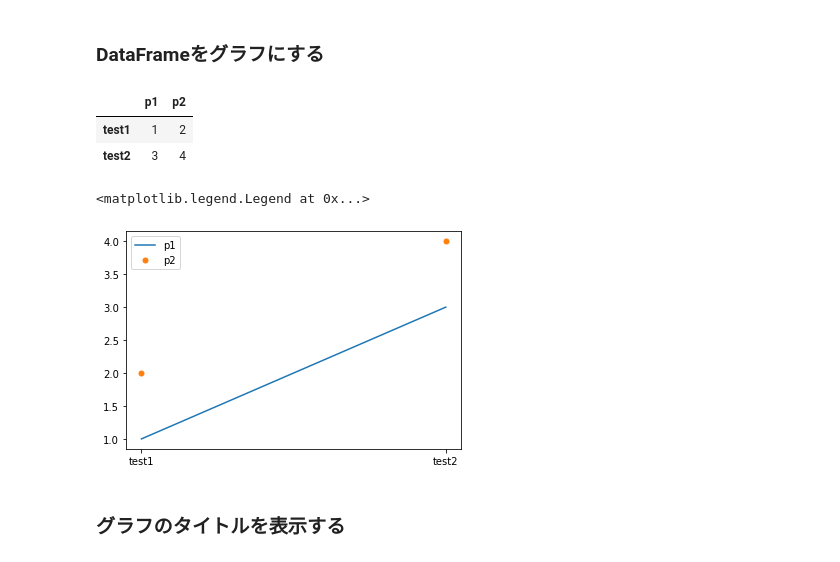
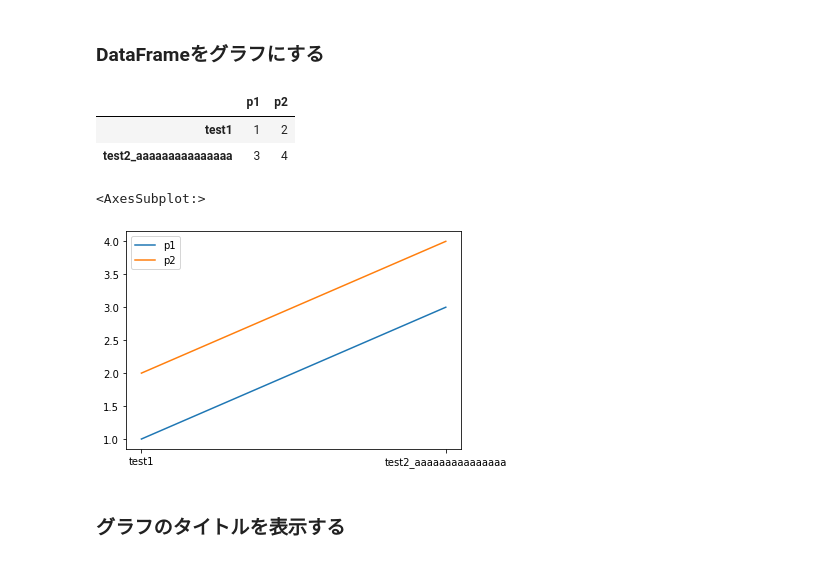
Before and after one commit to ri003074/Python3, a Jupyter notebook: src/matplotlib/matplotlib_summary.ipynb, the cells around one changed output. Cells and saved outputs as stored; diff of their text form; code cells hidden in the pictures.

```diff
--- a/src/matplotlib/matplotlib_summary.ipynb
+++ b/src/matplotlib/matplotlib_summary.ipynb
@@ -28,29 +28,29 @@ ax.legend()
 # %%
 data = [{"p1": 1, "p2": 2}, {"p1": 3, "p2": 4}]
 
-df = pd.DataFrame(data, index=["test1", "test2"])
+df = pd.DataFrame(data, index=["test1", "test2_aaaaaaaaaaaaaaa"])
 # %%
 df
 # %% [output]
 |  | p1 | p2 |
 | test1 | 1 | 2 |
-| test2 | 3 | 4 |
+| test2_aaaaaaaaaaaaaaa | 3 | 4 |
 # %%
 fig = plt.figure()
 ax = fig.add_subplot(1, 1, 1)
 ax.set_xticks([0, 1])  # メモリ位置のリスト
 # ax.set_xticklabels(["a", "b"])  # 表示値のリスト
 
 # axでplotするとこうなる？
-ax.plot(df["p1"], label="p1", linestyle="-", marker="", markersize=15)
-ax.plot(df["p2"], label="p2", linestyle="", marker=".", markersize=10)
-ax.legend()
+# ax.plot(df["p1"], label="p1", linestyle="-", marker="", markersize=15)
+# ax.plot(df["p2"], label="p2", linestyle="", marker=".", markersize=10)
+# ax.legend()
 
 # dfでプロットするとこれ。結果は同じ
-# df.plot(ax=ax, legend=True)
+df.plot(ax=ax, legend=True)
 # %% [output]
-<matplotlib.legend.Legend at 0x...>
+<AxesSubplot:>
-[figure, old version]
+[figure, new version]
 # %% [markdown]
 ### グラフのタイトルを表示する
 # %%
```
Also changed, not shown: parts of 3 cells of this notebook, 1 other file.
